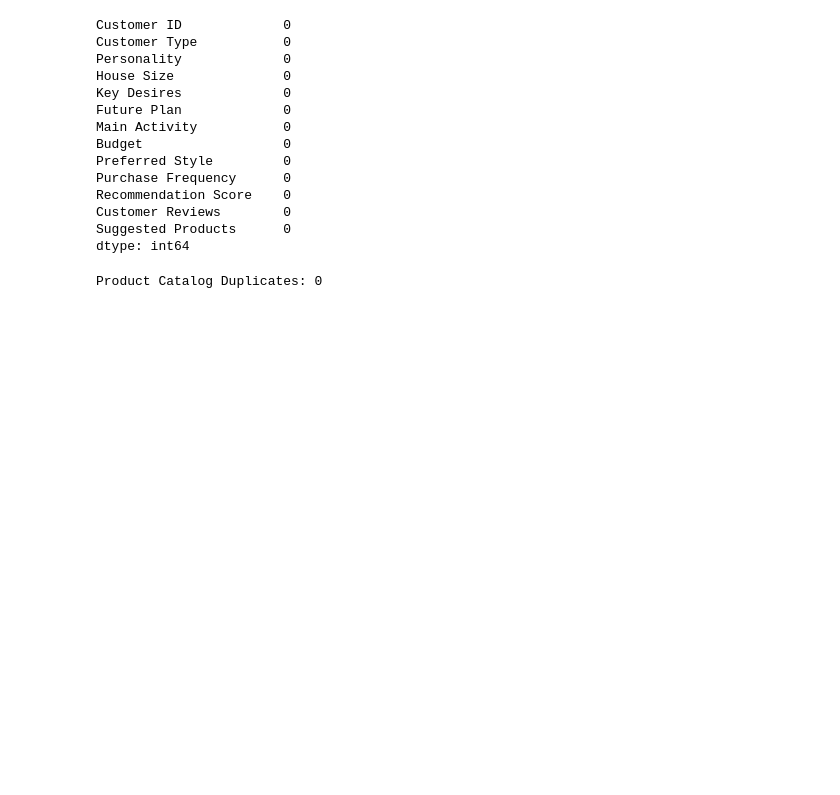
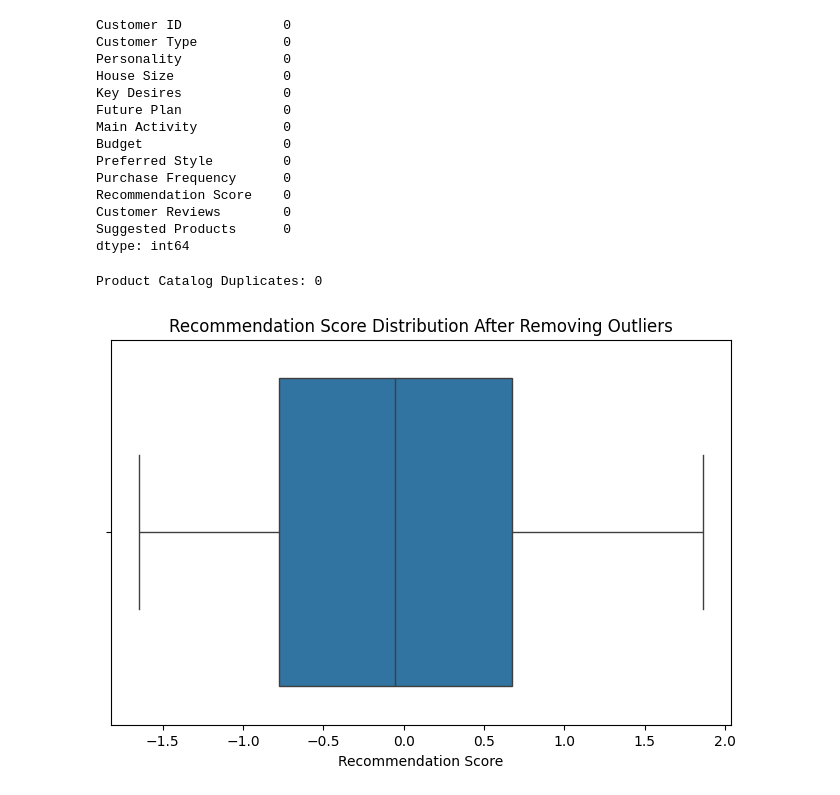
Before and after one commit to Dhinuksharan/Furn_Trim, a Jupyter notebook: Data_processing_test_2.ipynb, the cells around one changed output. Saved outputs shown, nothing was run; the diff lists cells and outputs as text; code cells hidden in the pictures; blank space fills up the shorter version.

```diff
--- a/Data_processing_test_2.ipynb
+++ b/Data_processing_test_2.ipynb
@@ -80,3 +81,28 @@ dtype: int64
 print("Product Catalog Duplicates:", customer_survey_df.duplicated().sum())
 # %% [output]
 Product Catalog Duplicates: 0
+# %%
+categorical_cols = ["Customer Type", "Budget", "Preferred Style", "Purchase Frequency"]
+for col in categorical_cols:
+    if col in customer_survey_df.columns:
+        customer_survey_df[col] = customer_survey_df[col].str.lower().str.strip()
+# %%
+convert_types = {
+    "Recommendation Score": int,
+    "Customer Reviews": float
+}
+for col, dtype in convert_types.items():
+    if col in customer_survey_df.columns:
+        customer_survey_df[col] = customer_survey_df[col].astype(dtype)
+# %%
+scaler = StandardScaler()
+scaled_cols = ["Recommendation Score", "Customer Reviews"]
+customer_survey_df[scaled_cols] = scaler.fit_transform(customer_survey_df[scaled_cols])
+# %%
+# Visualizing Outliers
+plt.figure(figsize=(8,5))
+sns.boxplot(x=customer_survey_df["Recommendation Score"])
+plt.title("Recommendation Score Distribution After Removing Outliers")
+plt.show()
+# %% [output]
+[figure, added]
```
Also changed, not shown: parts of 1 cell of this notebook, 1 other file.
